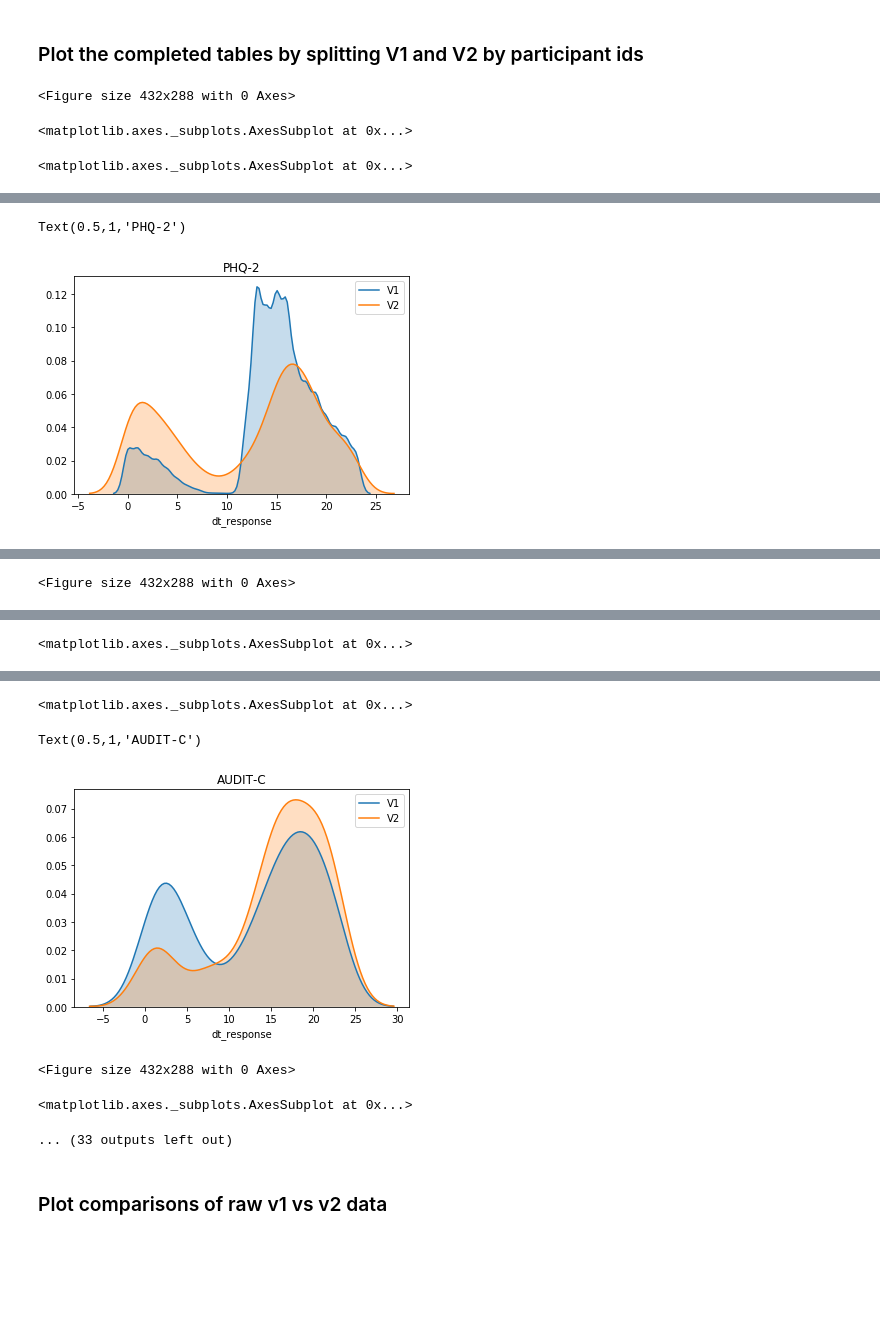
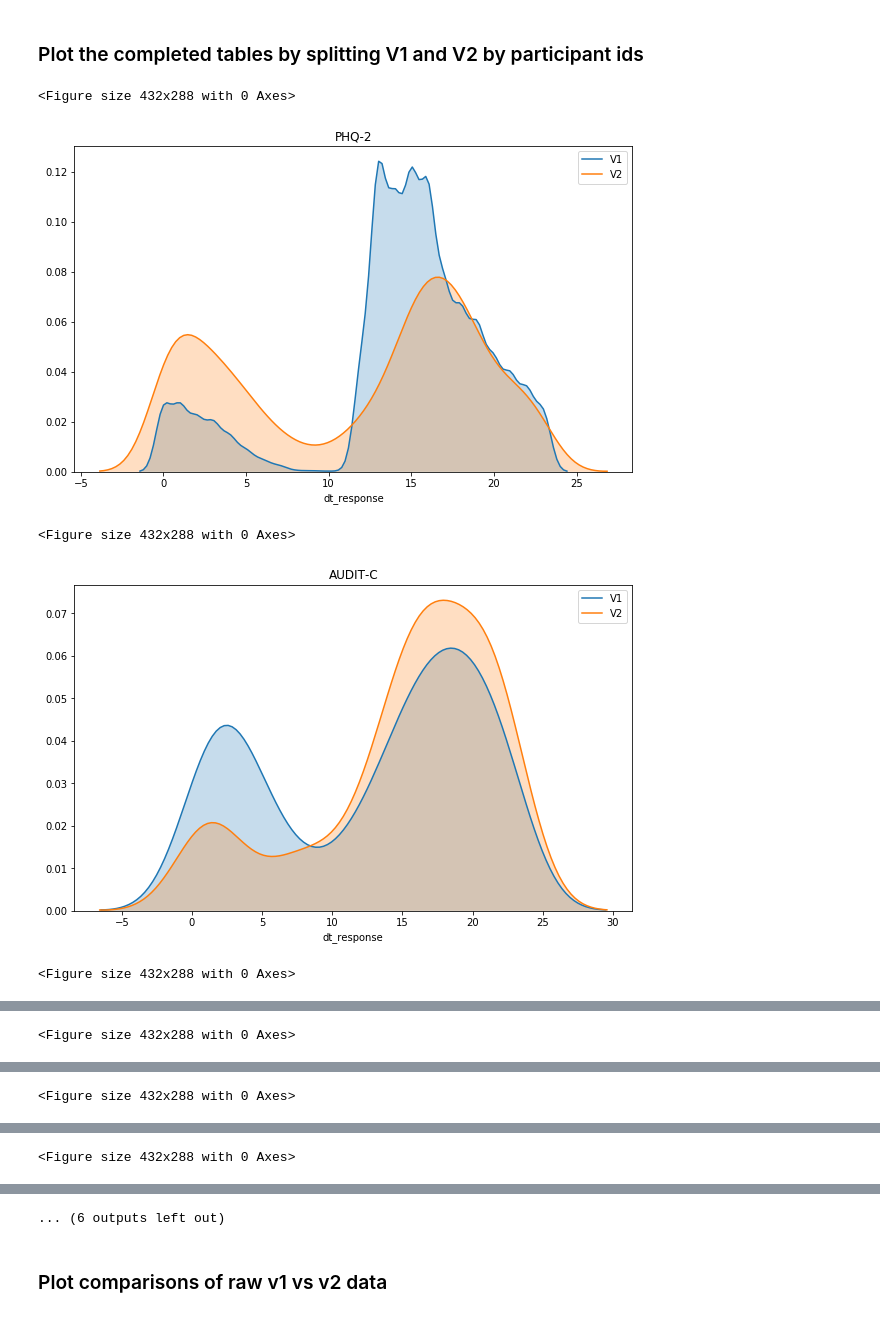
Before and after one commit to apratap/BRIGHTEN-Data-Release, a Jupyter notebook: timezone_checks.ipynb, the cells around one changed output, grey strips where cells are left out. Saved outputs shown, nothing was run; the diff lists cells and outputs as text; code cells hidden in the pictures; blank space fills up the shorter version.

Commit message:
changed the rest of the plots to use seaborn

```diff
--- a/timezone_checks.ipynb
+++ b/timezone_checks.ipynb
@@ -18,12 +18,14 @@ import scipy.stats as stats
 from tqdm import tqdm
 
 init_notebook_mode(connected=True)
-InteractiveShell.ast_node_interactivity = 'all'
 syn = synapseclient.Synapse()
 syn.login()
 
 sidmap = pd.read_csv('sidmap.csv').iloc[:11]
 
+# set to False to show interactive plots
+USE_SEABORN = True
+
 def hours_into_day(x):
     a = dt.datetime(year=x.year, month=x.month, day=x.day, hour=0, minute=0, second=0)
     return (x-a).total_seconds()/3600
@@ -103,25 +105,31 @@ for t in sidmap.itertuples():
 # %%
 for table_name, df in complete.items():
     df['v2mask'] = [c.startswith('EN') for c in df.participant_id]
 
     if df.v2mask.sum() == 0:
         continue
 
     v1 = pd.to_datetime(df.loc[~df.v2mask].dt_response).apply(lambda x: x.hour)
     v2 = pd.to_datetime(df.loc[df.v2mask].dt_response).apply(lambda x: x.hour)
     df = pd.DataFrame([v1, v2])
-#     fig = ff.create_distplot([v1, v2], ['v1', 'v2'], show_hist=False, show_rug=False)
-#     fig['layout'].update(dict(
-#         title=table_name,
-#         xaxis=dict(title='Hour of day')
-#     ))
-#     iplot(fig)
-    plt.gcf()
-    sns.distplot(v1, hist=False, kde=True, kde_kws={"shade": True}, label='V1')
-    sns.distplot(v2, hist=False, kde=True, kde_kws={"shade": True}, label='V2')
-    plt.title(table_name)
-    plt.show()
+
+    if not USE_SEABORN:
+        fig = ff.create_distplot([v1, v2], ['v1', 'v2'], show_hist=False, show_rug=False)
+        fig['layout'].update(dict(
+            title=table_name,
+            xaxis=dict(title='Hour of day')
+        ))
+        iplot(fig)
+    else:
+        plt.gcf()
+        plt.figure(figsize=(10, 6))
+        sns.distplot(v1, hist=False, kde=True, kde_kws={"shade": True}, label='V1')
+        sns.distplot(v2, hist=False, kde=True, kde_kws={"shade": True}, label='V2')
+        plt.title(table_name)
+        plt.show()
 # %% [output]
 <Figure size 432x288 with 0 Axes>
+[figure, new version]
-<matplotlib.axes._subplots.AxesSubplot at 0x...>
+<Figure size 432x288 with 0 Axes>
+[figure, new version]
-<matplotlib.axes._subplots.AxesSubplot at 0x...>
+<Figure size 432x288 with 0 Axes>
@@ -128,2 +137 @@ for table_name, df in complete.items():
-Text(0.5,1,'PHQ-2')
+<Figure size 432x288 with 0 Axes>
-[figure, old version]
@@ -131 +141 @@ Text(0.5,1,'PHQ-2')
-<matplotlib.axes._subplots.AxesSubplot at 0x...>
+<Figure size 432x288 with 0 Axes>
@@ -132,9 +143,4 @@ Text(0.5,1,'PHQ-2')
-<matplotlib.axes._subplots.AxesSubplot at 0x...>
+... (6 outputs left out)
-Text(0.5,1,'AUDIT-C')
-[figure, old version]
-<Figure size 432x288 with 0 Axes>
-<matplotlib.axes._subplots.AxesSubplot at 0x...>
-... (33 outputs left out)
 # %% [markdown]
 ### Plot comparisons of raw v1 vs v2 data
 # %%
```
Also changed, not shown: parts of 3 cells of this notebook.
